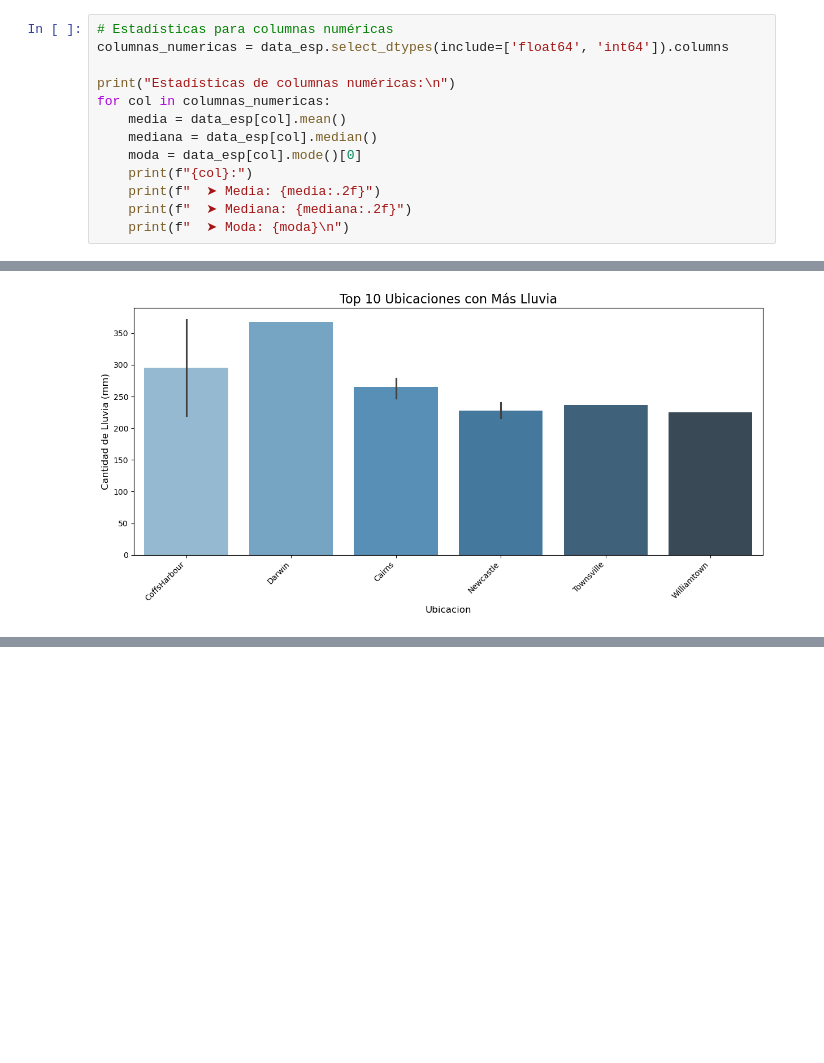
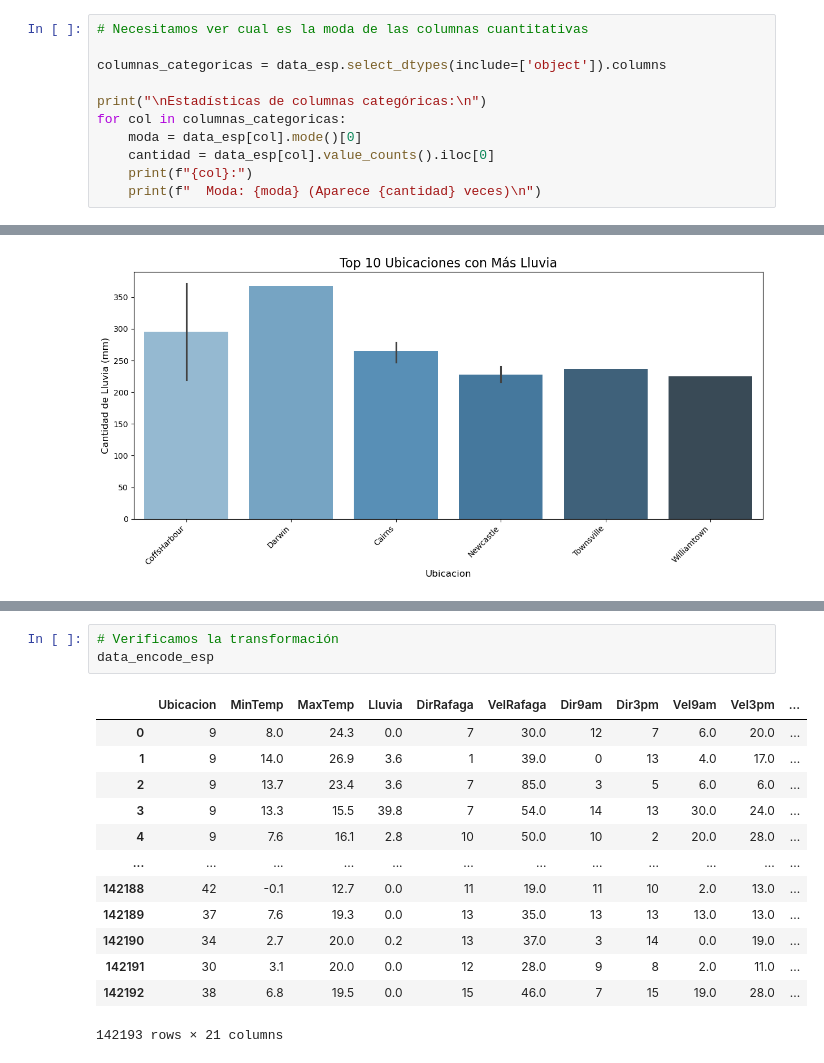
Before and after one commit to Francisco-pizarro/Mineria_datos, a Jupyter notebook: entregable_1.ipynb, the cells around one changed output, grey strips where cells are left out. Saved outputs shown, nothing was run; the diff lists cells and outputs as text; blank space fills up the shorter version.

```diff
--- a/entregable_1.ipynb
+++ b/entregable_1.ipynb
@@ -297,16 +297,14 @@ Data columns (total 24 columns):
 dtypes: datetime64[ns](1), float64(17), object(6)
 memory usage: 26.0+ MB
 # %%
-# Estadísticas para columnas numéricas
-columnas_numericas = data_esp.select_dtypes(include=['float64', 'int64']).columns
+# Necesitamos ver cual es la moda de las columnas cuantitativas
 
-print("Estadísticas de columnas numéricas:\n")
-for col in columnas_numericas:
-    media = data_esp[col].mean()
-    mediana = data_esp[col].median()
+columnas_categoricas = data_esp.select_dtypes(include=['object']).columns
+
+print("\nEstadísticas de columnas categóricas:\n")
+for col in columnas_categoricas:
     moda = data_esp[col].mode()[0]
+    cantidad = data_esp[col].value_counts().iloc[0]
     print(f"{col}:")
-    print(f"  ➤ Media: {media:.2f}")
-    print(f"  ➤ Mediana: {mediana:.2f}")
-    print(f"  ➤ Moda: {moda}\n")
+    print(f"  Moda: {moda} (Aparece {cantidad} veces)\n")
 # %% [output]
@@ -471,0 +474,17 @@ plt.show()
+# %%
+# Verificamos la transformación
+data_encode_esp
+# %% [output]
+|  | Ubicacion | MinTemp | MaxTemp | Lluvia | DirRafaga | VelRafaga | Dir9am | Dir3pm | Vel9am | Vel3pm | ... |
+| 0 | 9 | 8.0 | 24.3 | 0.0 | 7 | 30.0 | 12 | 7 | 6.0 | 20.0 | ... |
+| 1 | 9 | 14.0 | 26.9 | 3.6 | 1 | 39.0 | 0 | 13 | 4.0 | 17.0 | ... |
+| 2 | 9 | 13.7 | 23.4 | 3.6 | 7 | 85.0 | 3 | 5 | 6.0 | 6.0 | ... |
+| 3 | 9 | 13.3 | 15.5 | 39.8 | 7 | 54.0 | 14 | 13 | 30.0 | 24.0 | ... |
+| 4 | 9 | 7.6 | 16.1 | 2.8 | 10 | 50.0 | 10 | 2 | 20.0 | 28.0 | ... |
+| ... | ... | ... | ... | ... | ... | ... | ... | ... | ... | ... | ... |
+| 142188 | 42 | -0.1 | 12.7 | 0.0 | 11 | 19.0 | 11 | 10 | 2.0 | 13.0 | ... |
+| 142189 | 37 | 7.6 | 19.3 | 0.0 | 13 | 35.0 | 13 | 13 | 13.0 | 13.0 | ... |
+| 142190 | 34 | 2.7 | 20.0 | 0.2 | 13 | 37.0 | 3 | 14 | 0.0 | 19.0 | ... |
+| 142191 | 30 | 3.1 | 20.0 | 0.0 | 12 | 28.0 | 9 | 8 | 2.0 | 11.0 | ... |
+| 142192 | 38 | 6.8 | 19.5 | 0.0 | 15 | 46.0 | 7 | 15 | 19.0 | 28.0 | ... |
+142193 rows × 21 columns
```
Also changed, not shown: parts of 11 cells of this notebook, 1 other file.
